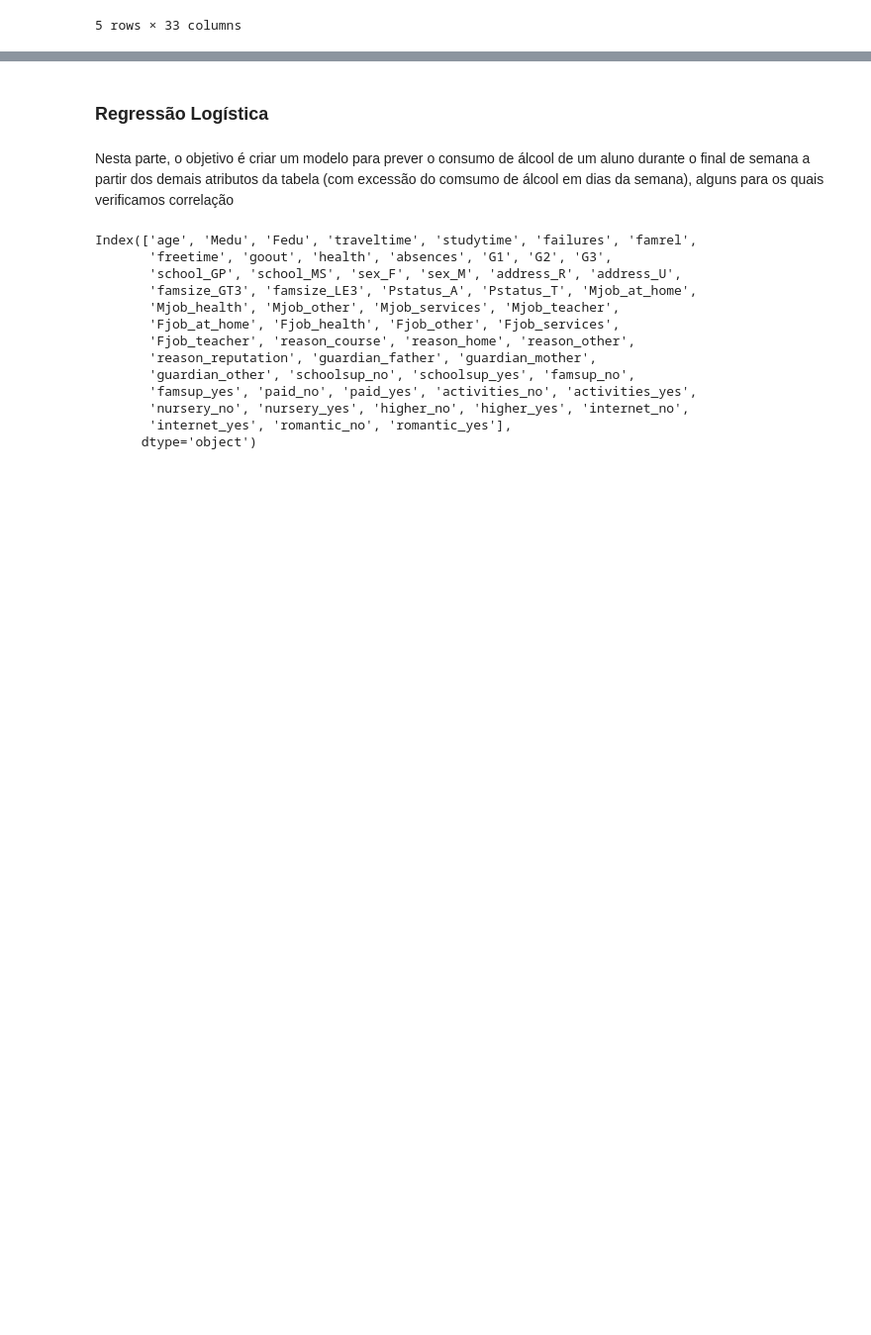
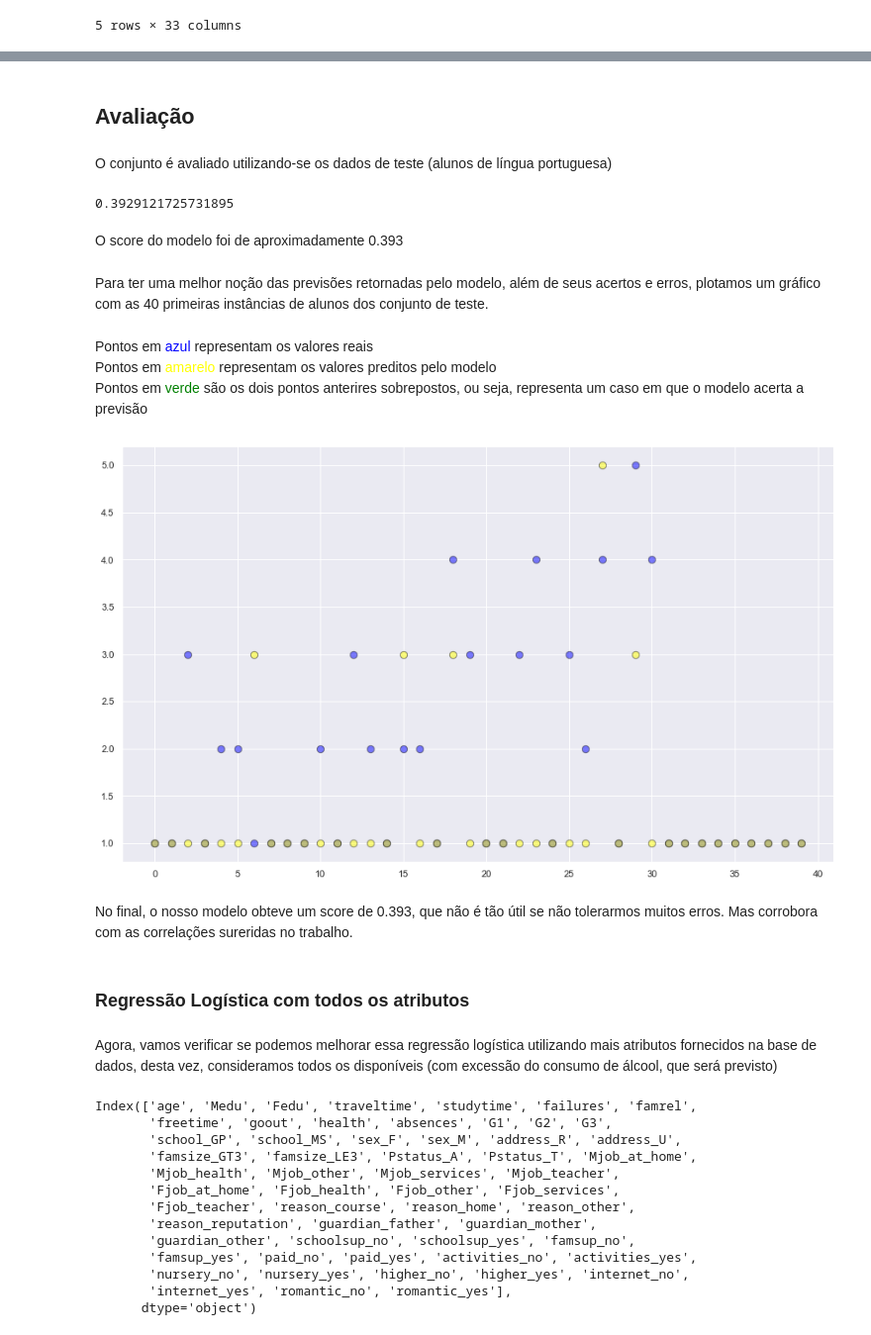
Before and after one commit to ferprr/data-science-project, a Jupyter notebook: notebooks/logistic_regression.ipynb, the cells around one changed output, grey strips where cells are left out. Shown at 99% size. Cells and saved outputs as stored; diff of their text form; code cells hidden in the pictures; blank space fills up the shorter version.

```diff
--- a/notebooks/logistic_regression.ipynb
+++ b/notebooks/logistic_regression.ipynb
@@ -37,0 +41,16 @@ students_por.head()
+# %%
+# Vamos usar o conjunto dos alunos de matematica como os dados de treino para o modelo
+
+# Primeiramente executamos one hot encoding para os atributos categoricos com entradas em texto
+students_math_restrict = pd.get_dummies(students_math[['famrel', 'absences', 'G3', 'Pstatus', 'goout', 'freetime', 'Walc']])
+
+y_treino = students_math_restrict[['Walc']].to_numpy()
+y_treino = y_treino.reshape(y_treino.shape[0],)
+
+#
+students_math_restrict = students_math_restrict.drop(columns=['Walc'])
+
+X_treino = students_math_restrict.to_numpy()
+
+print(students_math_restrict.columns)
+students_math_restrict.head()
@@ -37,0 +67,15 @@ students_por.head()
+# %%
+# Vamos usar o conjunto dos alunos de portugues como os dados de teste para o modelo
+
+# Primeiramente executamos one hot encoding para os atributos categoricos com entragas em texto
+students_por_restrict = pd.get_dummies(students_por[['famrel', 'absences', 'G3', 'Pstatus', 'goout', 'freetime', 'Walc']])
+
+y_pt = students_por_restrict[['Walc']].to_numpy()
+y_pt = y_pt.reshape(y_pt.shape[0],)
+
+students_por_restrict = students_por_restrict.drop(columns=['Walc'])
+
+X_pt = students_por_restrict.to_numpy()
+
+print(students_por_restrict.columns)
+students_por_restrict.head()
@@ -37,0 +94,8 @@ students_por.head()
+# %%
+from sklearn.linear_model import LogisticRegression
+
+clf = LogisticRegression(random_state=0).fit(X_treino, y_treino)
+
+students_por_restrict['Walc_actual'] = y_pt
+students_por_restrict['Walc_predicted'] = clf.predict(X_pt)
+students_por_restrict['index'] = students_por_restrict.index
@@ -38,7 +110,34 @@ students_por.head()
+# %% [markdown]
+## Avaliação
+# %% [markdown]
+O conjunto é avaliado utilizando-se os dados de teste (alunos de língua portuguesa)
+# %%
+clf.score(X_pt, y_pt)
+# %% [output]
+0.3929121725731895
+# %% [markdown]
+O score do modelo foi de aproximadamente 0.393
+# %% [markdown]
+Para ter uma melhor noção das previsões retornadas pelo modelo, além de seus acertos e erros, plotamos um gráfico com as 40 primeiras instâncias de alunos dos conjunto de teste.
+# %% [markdown]
+Pontos em <span style="color:blue">azul</span> representam os valores reais
+<br />
+Pontos em <span style="color:yellow">amarelo</span> representam os valores preditos pelo modelo
+<br />
+Pontos em <span style="color:green">verde</span> são os dois pontos anterires sobrepostos, ou seja, representa um caso em que o modelo acerta a previsão
+# %%
+# Pedaco dos dados (40 deles) com o valor real (azul) e o predito (amarelo) pelo modelo (as bolinhas verde são os casos de acerto)
+plt.scatter(students_por_restrict['index'][0:40], students_por_restrict['Walc_actual'][0:40], color='blue', alpha=0.5, edgecolors='k', s=70)
+plt.scatter(students_por_restrict['index'][0:40], students_por_restrict['Walc_predicted'][0:40], color='yellow', alpha=0.5, edgecolors='k', s=70)
+plt.show()
+# %% [output]
+[figure, added]
+# %% [markdown]
+No final, o nosso modelo obteve um score de 0.393, que não é tão útil se não tolerarmos muitos erros. Mas corrobora com as correlações sureridas no trabalho.
 # %% [markdown]
-### Regressão Logística
+### Regressão Logística com todos os atributos
-# %% [markdown]
-Nesta parte, o objetivo é criar um modelo para prever o consumo de álcool de um aluno durante o final de semana a partir dos demais atributos da tabela (com excessão do comsumo de álcool em dias da semana), alguns para os quais verificamos correlação
+# %% [markdown]
+Agora, vamos verificar se podemos melhorar essa regressão logística utilizando mais atributos fornecidos na base de dados, desta vez, consideramos todos os disponíveis (com excessão do consumo de álcool, que será previsto)
 # %%
 # Vamos usar o conjunto dos alunos de matematica como os dados de treino para o modelo
 
```
Also changed, not shown: parts of 6 cells of this notebook, 1 other file.
